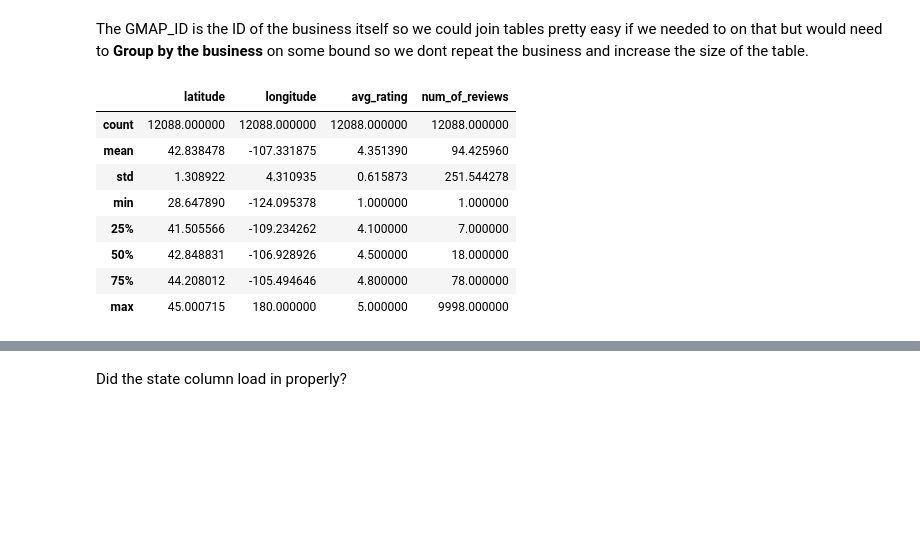
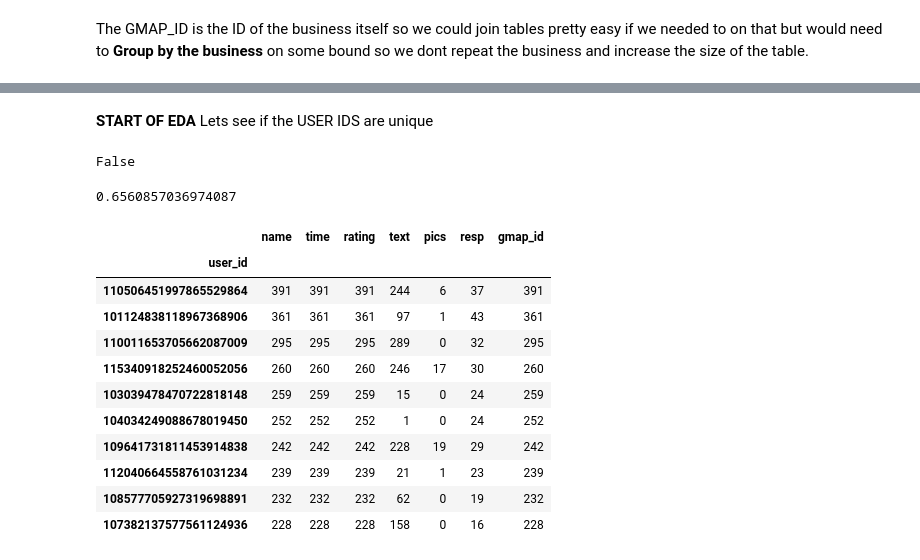
Before and after one commit to Dhrutube/DS3-LocalLens, a Jupyter notebook: Karsten_first_eda.ipynb, the cells around one changed output, grey strips where cells are left out. Drawn from its saved outputs; the diff is of its cells as text; code cells hidden in the pictures; blank space fills up the shorter version.

```diff
--- a/Karsten_first_eda.ipynb
+++ b/Karsten_first_eda.ipynb
@@ -42,19 +33,5 @@ We dont have rating text here or the geomap so we will need to transform the JSO
 # %% [markdown]
 The GMAP_ID is the ID of the business itself so we could join tables pretty easy if we needed to on that but would need to **Group by the business** on some bound so we dont repeat the business and increase the size of the table.
-# %%
-wyoming_metadata.describe()
-#contains business_id, review description, loccation, secotr/category, average rating, num reviews, hours
-#Relative_reviews?, and the googlemap_link
-# %% [output]
-|  | latitude | longitude | avg_rating | num_of_reviews |
-| count | 12088.000000 | 12088.000000 | 12088.000000 | 12088.000000 |
-| mean | 42.838478 | -107.331875 | 4.351390 | 94.425960 |
-| std | 1.308922 | 4.310935 | 0.615873 | 251.544278 |
-| min | 28.647890 | -124.095378 | 1.000000 | 1.000000 |
-| 25% | 41.505566 | -109.234262 | 4.100000 | 7.000000 |
-| 50% | 42.848831 | -106.928926 | 4.500000 | 18.000000 |
-| 75% | 44.208012 | -105.494646 | 4.800000 | 78.000000 |
-| max | 45.000715 | 180.000000 | 5.000000 | 9998.000000 |
 # %%
 wyoming_metadata.head()
 #by business wtih aggregate data
@@ -66,4 +43,28 @@ wyoming_metadata.head()
 | 3 | Paynes Auto Glass | None | 0x8758dddbbeda154b:0xacb5e2d1f7c1... | None | 43.135256 | -108.777531 | [Glass repair service, Service es... | 5.0 | 3 | ... |
 | 4 | Central Bank & Trust | Central Bank & Trust, 220 N Feder... | 0x8758dd1d9178ee89:0x5e4228c3b4cf... | None | 43.026458 | -108.381002 | [Bank, ATM] | 4.0 | 8 | ... |
 # %% [markdown]
-Did the state column load in properly?
+**START OF EDA**
+Lets see if the USER IDS are unique
+# %%
+wyoming_reviews['user_id'].unique().shape[0] == wyoming_reviews.shape[0]
+# %% [output]
+False
+# %%
+(wyoming_reviews.shape[0] - wyoming_reviews['user_id'].unique().shape[0]) / wyoming_reviews.shape[0] #A lot of repeat reviewers 65%
+# %% [output]
+0.6560857036974087
+# %%
+wyoming_reviews.groupby('user_id').count().sort_values(by='name', ascending=False).head(10)
+# %% [output]
+|  | name | time | rating | text | pics | resp | gmap_id |
+| user_id |  |  |  |  |  |  |  |
+| 110506451997865529864 | 391 | 391 | 391 | 244 | 6 | 37 | 391 |
+| 101124838118967368906 | 361 | 361 | 361 | 97 | 1 | 43 | 361 |
+| 110011653705662087009 | 295 | 295 | 295 | 289 | 0 | 32 | 295 |
+| 115340918252460052056 | 260 | 260 | 260 | 246 | 17 | 30 | 260 |
+| 103039478470722818148 | 259 | 259 | 259 | 15 | 0 | 24 | 259 |
+| 104034249088678019450 | 252 | 252 | 252 | 1 | 0 | 24 | 252 |
+| 109641731811453914838 | 242 | 242 | 242 | 228 | 19 | 29 | 242 |
+| 112040664558761031234 | 239 | 239 | 239 | 21 | 1 | 23 | 239 |
+| 108577705927319698891 | 232 | 232 | 232 | 62 | 0 | 19 | 232 |
+| 107382137577561124936 | 228 | 228 | 228 | 158 | 0 | 16 | 228 |
```
Also changed, not shown: parts of 23 cells of this notebook, 1 other file.
